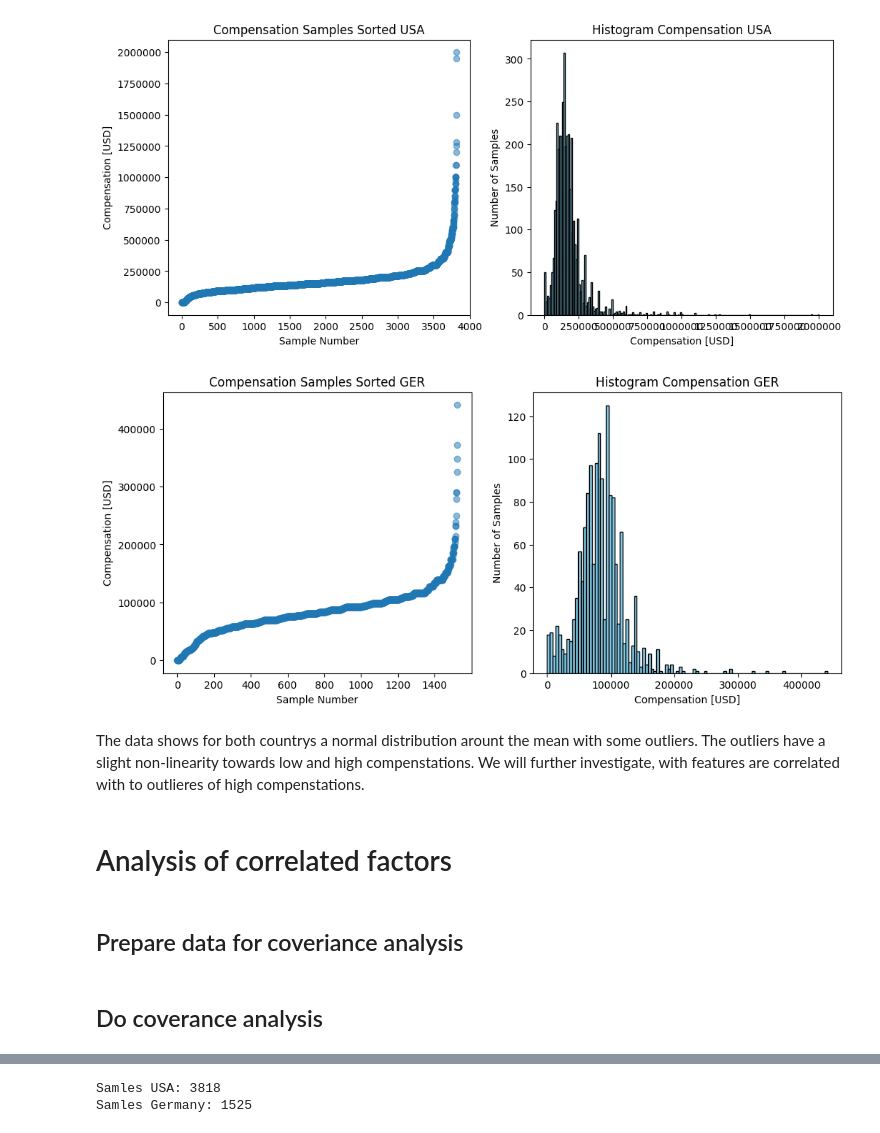
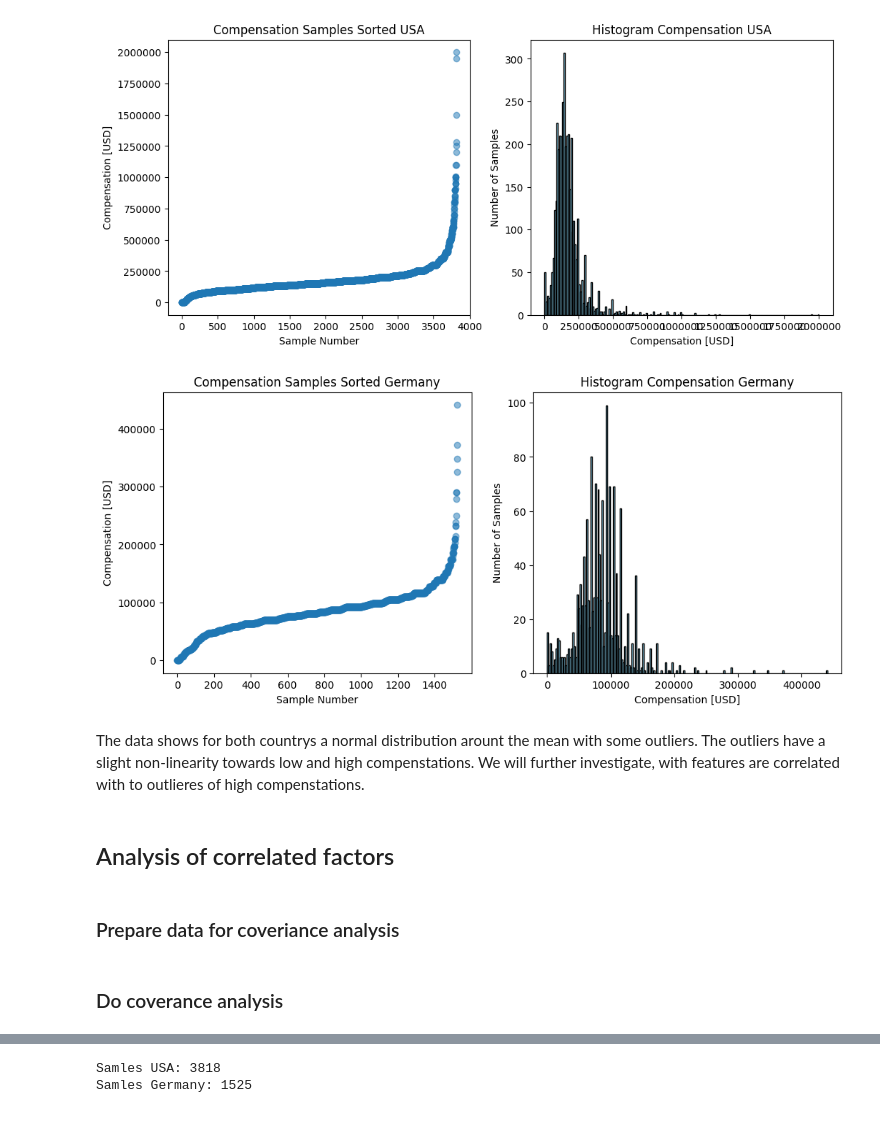
Before and after one commit to lennartsteinhoff/udacity-blog-post-project, a Jupyter notebook: stackoverflowdata.ipynb, the cells around one changed output, grey strips where cells are left out. Saved outputs shown, nothing was run; the diff lists cells and outputs as text; code cells hidden in the pictures.

```diff
--- a/stackoverflowdata.ipynb
+++ b/stackoverflowdata.ipynb
@@ -151,3 +162,27 @@ data_usa = df.query('MainBranch == "I am a developer by profession"').query('Cou
+# %%
+def prepare_country_data(df, country_name, columns):
+    """Filters DataFrame for professional developers in a specific country and drops NaNs."""
+    tmp_df = df.query('MainBranch == "I am a developer by profession"')
+    if country_name:
+        tmp_df = tmp_df.query(f'Country == "{country_name}"')
+    return tmp_df[columns].dropna()
+# %%
+refined_columns = [
+                    'Age',
+                    'EdLevel',
+                    'Employment',
+                    'WorkExp',
+                    'YearsCode',
+                    'DevType',
+                    'OrgSize',
+                    'ICorPM',
+                    'RemoteWork',
+                    'JobSat',
+                    'ConvertedCompYearly'
+                ]
+
+data_germany = prepare_country_data(df, "Germany", refined_columns)
+data_usa = prepare_country_data(df, "United States of America", refined_columns)
 # %%
 data_germany.info()
 # %% [output]
@@ -216,30 +268,18 @@ ax2.ticklabel_format(style='plain', axis='x')
 [figure]
 # %%
 # Plot Germany data
-import matplotlib.pyplot as plt
-num_outlier = 1
-y_values =  data_germany['ConvertedCompYearly'].dropna().sort_values(ascending=True)[:-num_outlier]
-x_values = range(len(y_values))
-
-fig, (ax1, ax2) = plt.subplots(nrows=1, ncols=2, figsize=(12, 5))
-ax1.scatter(x_values, y_values, alpha=0.5)
-ax1.set_title('Compensation Samples Sorted GER')
-ax1.set_xlabel('Sample Number')
-ax1.ticklabel_format(style='plain')
-ax1.set_ylabel('Compensation [USD]')
-ax2.hist(y_values, bins=100, color='skyblue', edgecolor='black')
-ax2.set_title('Histogram Compensation GER')
-ax2.set_xlabel('Compensation [USD]')
-ax2.set_ylabel('Number of Samples')
-ax2.ticklabel_format(style='plain', axis='x')
+_ = plot_compensation_distribution(data_germany, \
+                                   'ConvertedCompYearly', \
+                                    n_outlier=1,\
+                                    country_name='Germany')
 # %% [output]
-[figure, old version]
+[figure, new version]
 # %% [markdown]
 The data shows for both countrys a normal distribution arount the mean with some outliers. The outliers have a slight non-linearity towards low and high compenstations. We will further investigate, with features are correlated with to outlieres of high compenstations.
 # %% [markdown]
-# Analysis of correlated factors
+## Analysis of correlated factors
 # %% [markdown]
-## Prepare data for coveriance analysis
+### Prepare data for coveriance analysis
 # %%
 #TransformData
 
@@ -247,6 +287,6 @@ The data shows for both countrys a normal distribution arount the mean with some
 df_one_hot_ger = pd.get_dummies(data_germany, columns=data_germany.select_dtypes('object').columns)
 df_one_hot_usa = pd.get_dummies(data_usa, columns=data_usa.select_dtypes('object').columns)
 # %% [markdown]
-## Do coverance analysis
+### Do coverance analysis
 # %%
 def get_n_top_correlated_factors(df, target_variable, n = 1):
```
Also changed, not shown: parts of 27 cells of this notebook, 1 other file.
